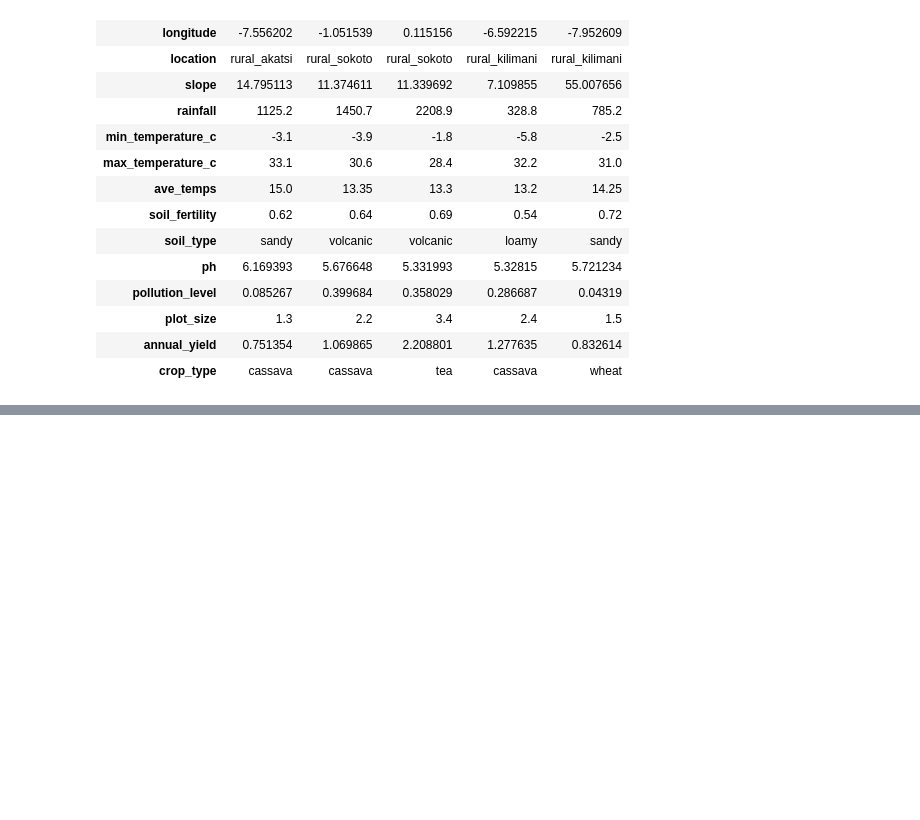
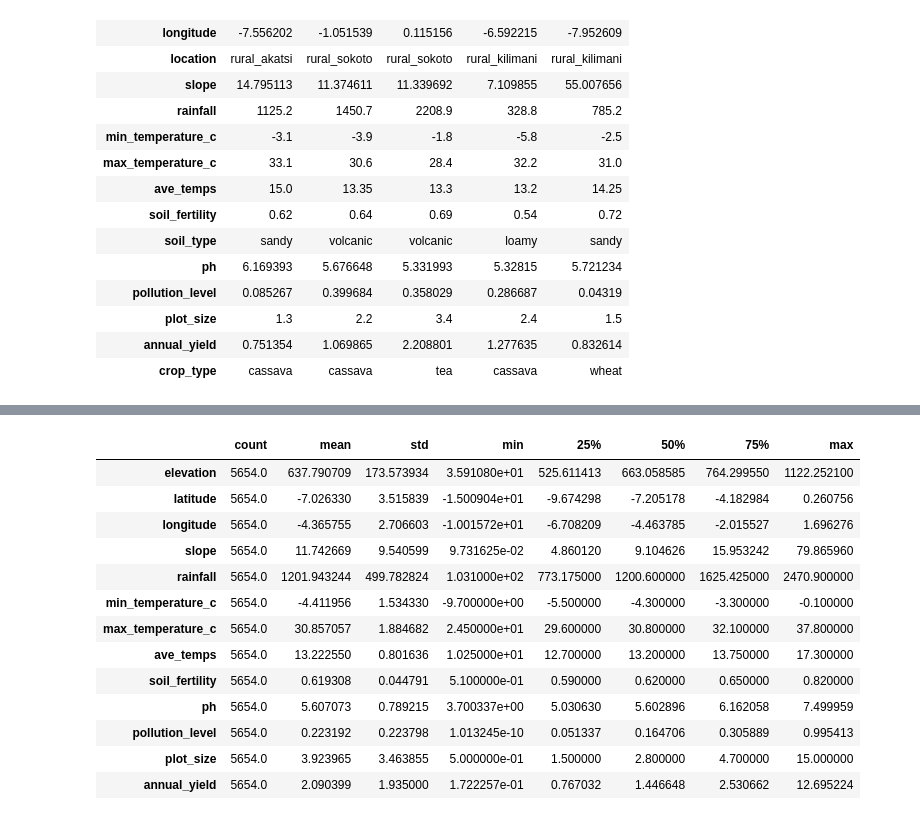
Before and after one commit to aaronGeb/cropchain, a Jupyter notebook: notebook/data_preprocessing.ipynb, the cells around one changed output, grey strips where cells are left out. Saved outputs shown, nothing was run; the diff lists cells and outputs as text; code cells hidden in the pictures; blank space fills up the shorter version.

Commit message:
data@process

```diff
--- a/notebook/data_preprocessing.ipynb
+++ b/notebook/data_preprocessing.ipynb
@@ -204,0 +245,17 @@ data.head().T
+# %%
+data.describe().T
+# %% [output]
+|  | count | mean | std | min | 25% | 50% | 75% | max |
+| elevation | 5654.0 | 637.790709 | 173.573934 | 3.591080e+01 | 525.611413 | 663.058585 | 764.299550 | 1122.252100 |
+| latitude | 5654.0 | -7.026330 | 3.515839 | -1.500904e+01 | -9.674298 | -7.205178 | -4.182984 | 0.260756 |
+| longitude | 5654.0 | -4.365755 | 2.706603 | -1.001572e+01 | -6.708209 | -4.463785 | -2.015527 | 1.696276 |
+| slope | 5654.0 | 11.742669 | 9.540599 | 9.731625e-02 | 4.860120 | 9.104626 | 15.953242 | 79.865960 |
+| rainfall | 5654.0 | 1201.943244 | 499.782824 | 1.031000e+02 | 773.175000 | 1200.600000 | 1625.425000 | 2470.900000 |
+| min_temperature_c | 5654.0 | -4.411956 | 1.534330 | -9.700000e+00 | -5.500000 | -4.300000 | -3.300000 | -0.100000 |
+| max_temperature_c | 5654.0 | 30.857057 | 1.884682 | 2.450000e+01 | 29.600000 | 30.800000 | 32.100000 | 37.800000 |
+| ave_temps | 5654.0 | 13.222550 | 0.801636 | 1.025000e+01 | 12.700000 | 13.200000 | 13.750000 | 17.300000 |
+| soil_fertility | 5654.0 | 0.619308 | 0.044791 | 5.100000e-01 | 0.590000 | 0.620000 | 0.650000 | 0.820000 |
+| ph | 5654.0 | 5.607073 | 0.789215 | 3.700337e+00 | 5.030630 | 5.602896 | 6.162058 | 7.499959 |
+| pollution_level | 5654.0 | 0.223192 | 0.223798 | 1.013245e-10 | 0.051337 | 0.164706 | 0.305889 | 0.995413 |
+| plot_size | 5654.0 | 3.923965 | 3.463855 | 5.000000e-01 | 1.500000 | 2.800000 | 4.700000 | 15.000000 |
+| annual_yield | 5654.0 | 2.090399 | 1.935000 | 1.722257e-01 | 0.767032 | 1.446648 | 2.530662 | 12.695224 |
```
Also changed, not shown: parts of 6 cells of this notebook.
